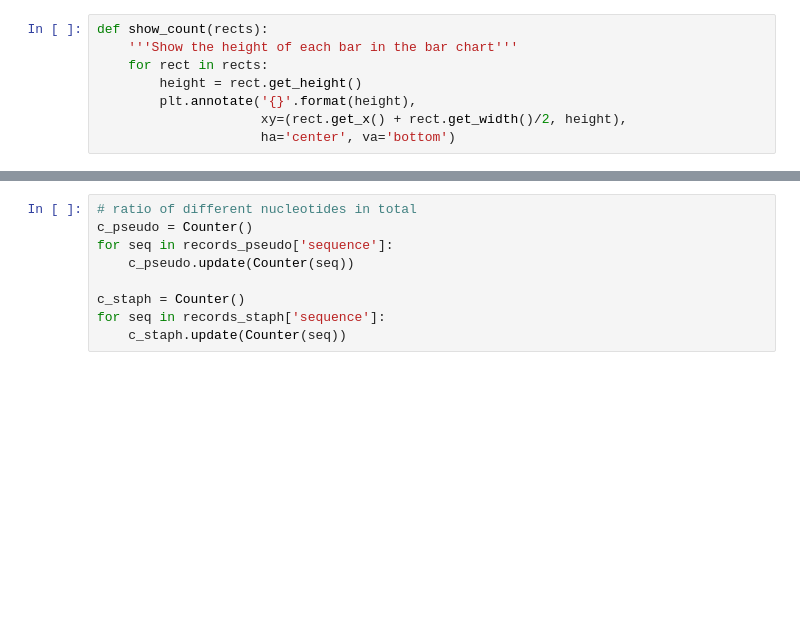
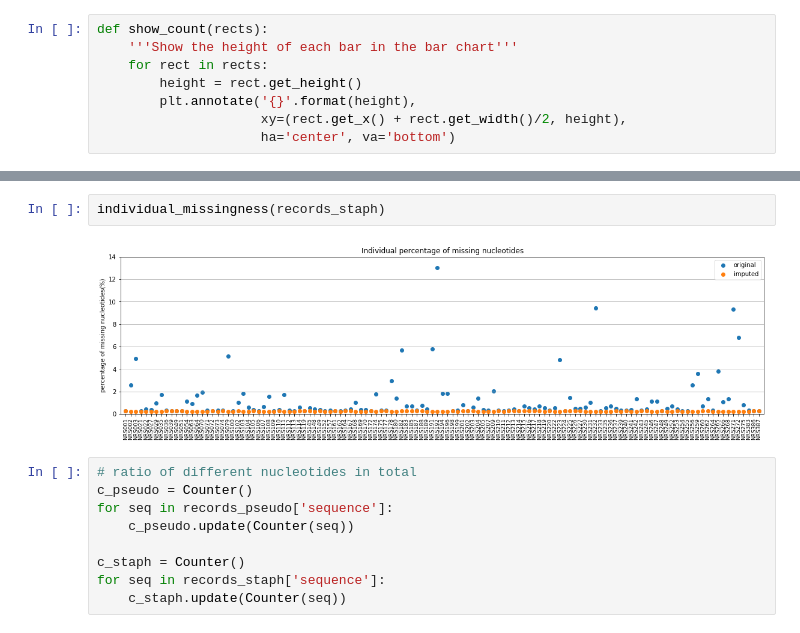
Before and after one commit to solislemuslab/dna-nn, a Jupyter notebook: zhaoyi/graphs.ipynb, the cells around one changed output, grey strips where cells are left out. Drawn from its saved outputs; the diff is of its cells as text; blank space fills up the shorter version.

```diff
--- a/zhaoyi/graphs.ipynb
+++ b/zhaoyi/graphs.ipynb
@@ -119,3 +108,7 @@ plt.show()
+# %%
+individual_missingness(records_staph)
+# %% [output]
+[figure, added]
 # %%
 # ratio of different nucleotides in total
 c_pseudo = Counter()
```
Also changed, not shown: parts of 25 cells of this notebook, 5 other files.
